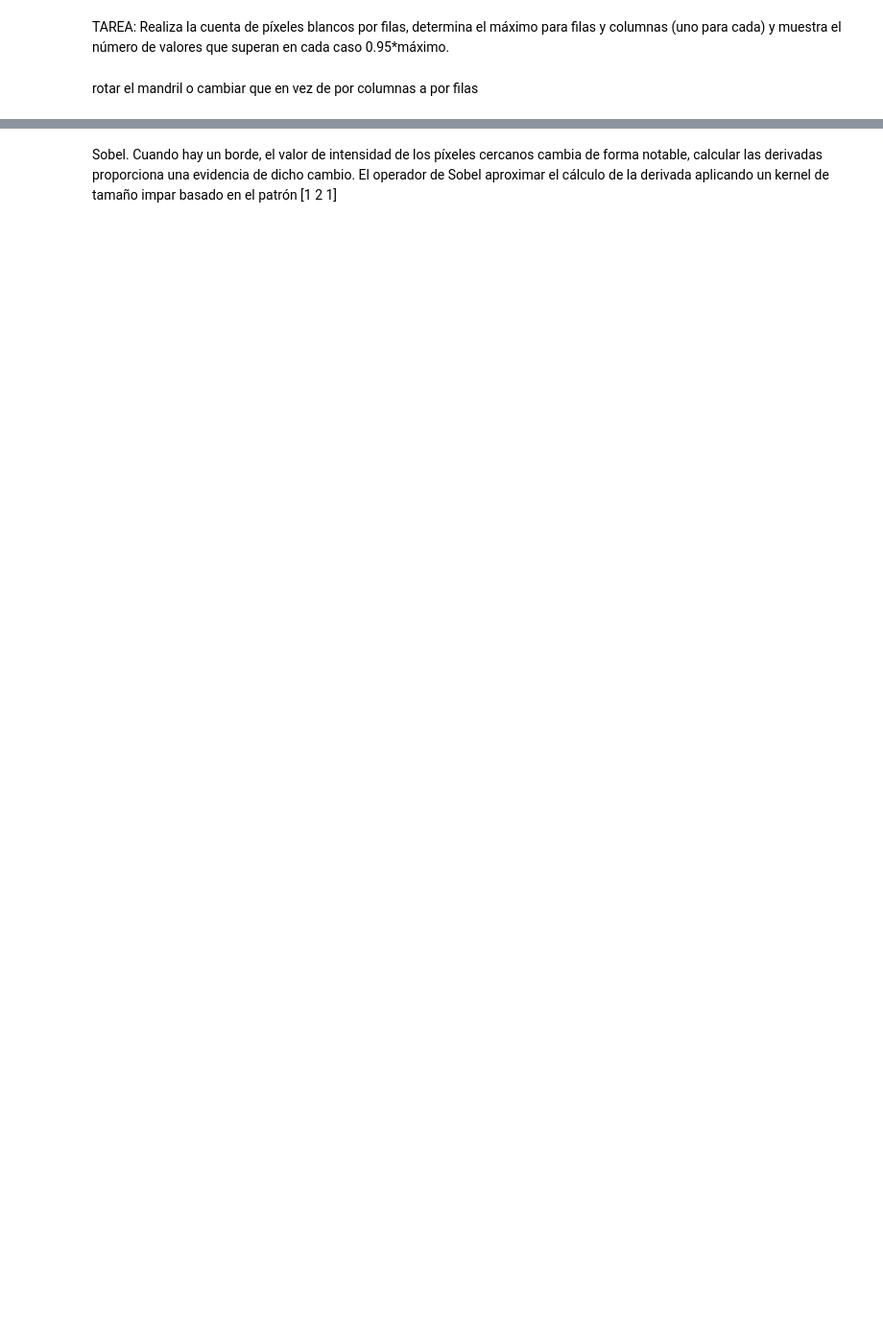
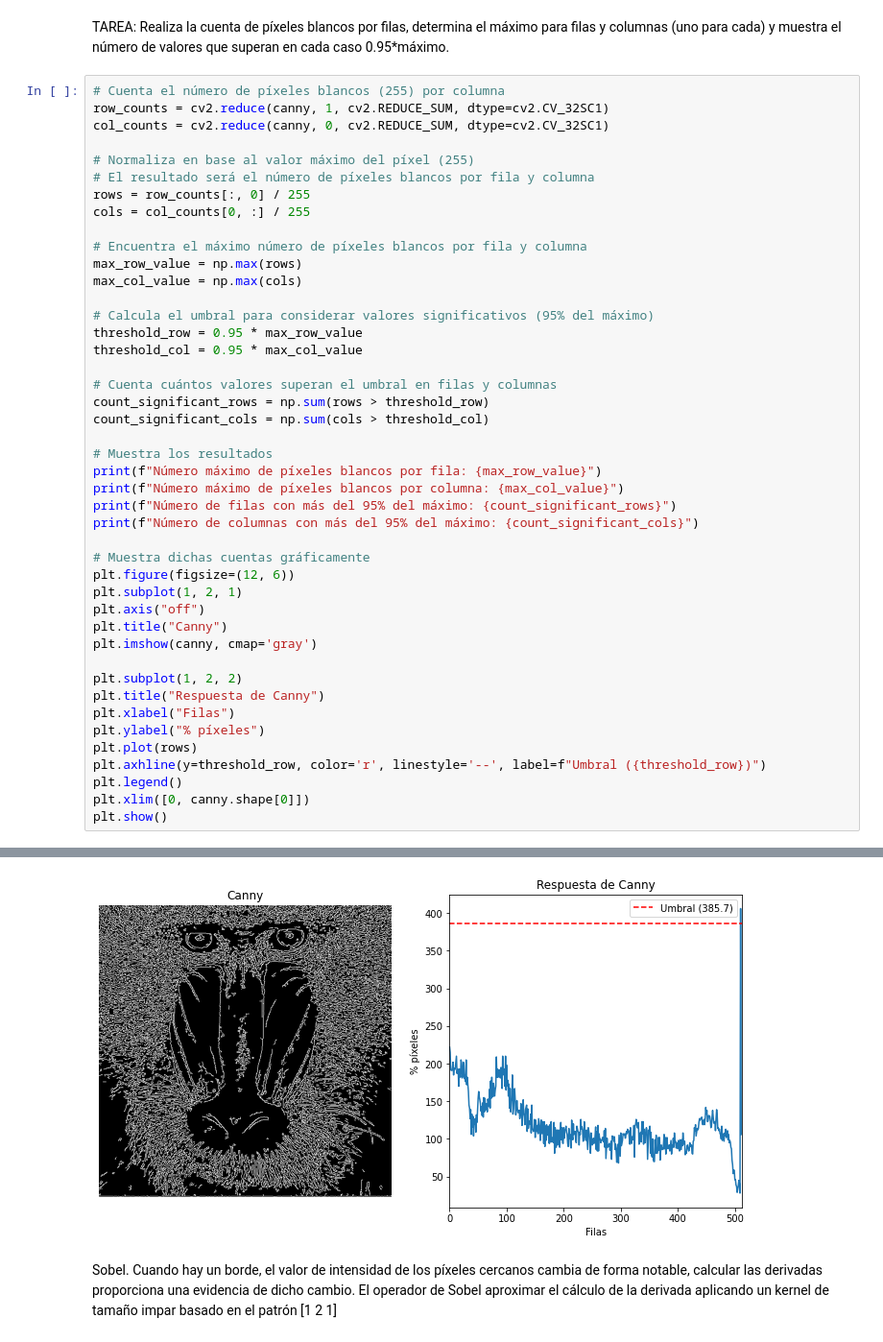
Before and after one commit to MinervaQuin/VC, a Jupyter notebook: p2/VC_P2 - Minerva Quintero Flores.ipynb, the cells around one changed output, grey strips where cells are left out. Shown at 96% size. Drawn from its saved outputs; the diff is of its cells as text; blank space fills up the shorter version.

```diff
--- a/p2/VC_P2 - Minerva Quintero Flores.ipynb
+++ b/p2/VC_P2 - Minerva Quintero Flores.ipynb
@@ -103,4 +66,47 @@ plt.xlim([0, canny.shape[0]])
 # %% [markdown]
 TAREA: Realiza la cuenta de píxeles blancos por filas, determina el máximo para filas y columnas (uno para cada) y muestra el número de valores que superan en cada caso 0.95*máximo.
-# %% [markdown]
-rotar el mandril o cambiar que en vez de por columnas a por filas
+# %%
+# Cuenta el número de píxeles blancos (255) por columna
+row_counts = cv2.reduce(canny, 1, cv2.REDUCE_SUM, dtype=cv2.CV_32SC1)
+col_counts = cv2.reduce(canny, 0, cv2.REDUCE_SUM, dtype=cv2.CV_32SC1)
+
+# Normaliza en base al valor máximo del píxel (255)
+# El resultado será el número de píxeles blancos por fila y columna
+rows = row_counts[:, 0] / 255
+cols = col_counts[0, :] / 255
+
+# Encuentra el máximo número de píxeles blancos por fila y columna
+max_row_value = np.max(rows)
+max_col_value = np.max(cols)
+
+# Calcula el umbral para considerar valores significativos (95% del máximo)
+threshold_row = 0.95 * max_row_value
+threshold_col = 0.95 * max_col_value
+
+# Cuenta cuántos valores superan el umbral en filas y columnas
+count_significant_rows = np.sum(rows > threshold_row)
+count_significant_cols = np.sum(cols > threshold_col)
+
+# Muestra los resultados
+print(f"Número máximo de píxeles blancos por fila: {max_row_value}")
+print(f"Número máximo de píxeles blancos por columna: {max_col_value}")
+print(f"Número de filas con más del 95% del máximo: {count_significant_rows}")
+print(f"Número de columnas con más del 95% del máximo: {count_significant_cols}")
+
+# Muestra dichas cuentas gráficamente
+plt.figure(figsize=(12, 6))
+plt.subplot(1, 2, 1)
+plt.axis("off")
+plt.title("Canny")
+plt.imshow(canny, cmap='gray')
+
+plt.subplot(1, 2, 2)
+plt.title("Respuesta de Canny")
+plt.xlabel("Filas")
+plt.ylabel("% píxeles")
+plt.plot(rows)
+plt.axhline(y=threshold_row, color='r', linestyle='--', label=f"Umbral ({threshold_row})")
+plt.legend()
+plt.xlim([0, canny.shape[0]])
+plt.show()
+# %% [output]
@@ -107,2 +117,3 @@ rotar el mandril o cambiar que en vez de por columnas a por filas
+[figure, added]
 # %% [markdown]
 Sobel. Cuando hay un borde, el valor de intensidad de los píxeles cercanos cambia de forma notable, calcular las derivadas proporciona una evidencia de dicho cambio. El operador de Sobel aproximar el cálculo de la derivada aplicando un kernel de tamaño impar basado en el patrón [1 2 1]
```
Also changed, not shown: parts of 14 cells of this notebook, 1 other file.
